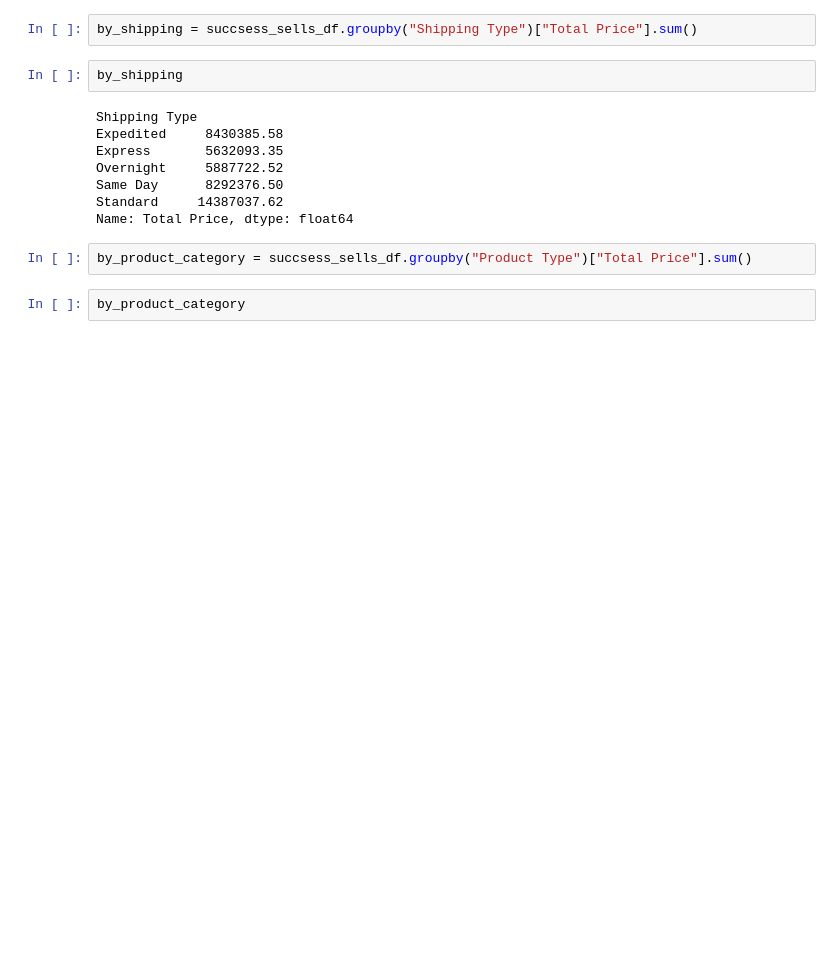
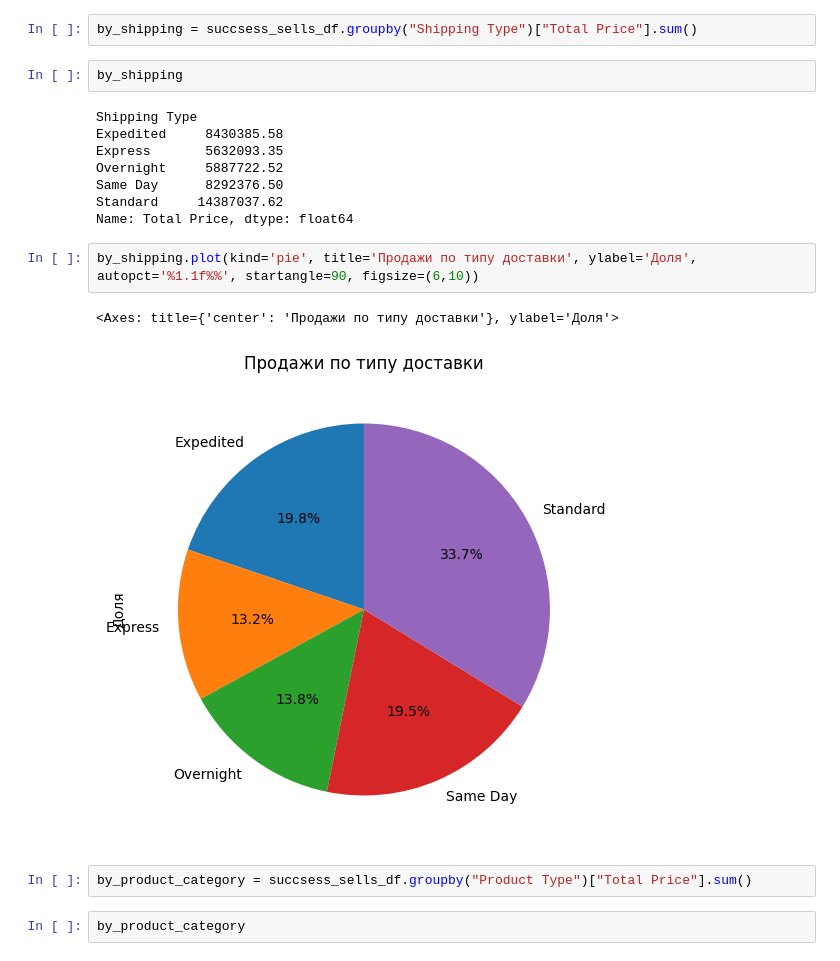
Before and after one commit to Chuwuni/PDE_homework3, a Jupyter notebook: Homework3.ipynb, the cells around one changed output. Cells and saved outputs as stored; diff of their text form; blank space fills up the shorter version.

```diff
--- a/Homework3.ipynb
+++ b/Homework3.ipynb
@@ -161,6 +144,11 @@ Overnight     5887722.52
 Same Day      8292376.50
 Standard     14387037.62
 Name: Total Price, dtype: float64
+# %%
+by_shipping.plot(kind='pie', title='Продажи по типу доставки', ylabel='Доля', autopct='%1.1f%%', startangle=90, figsize=(6,10))
+# %% [output]
+<Axes: title={'center': 'Продажи по типу доставки'}, ylabel='Доля'>
+[figure, added]
 # %%
 by_product_category = succsess_sells_df.groupby("Product Type")["Total Price"].sum()
 # %%
```
Also changed, not shown: parts of 13 cells of this notebook.
